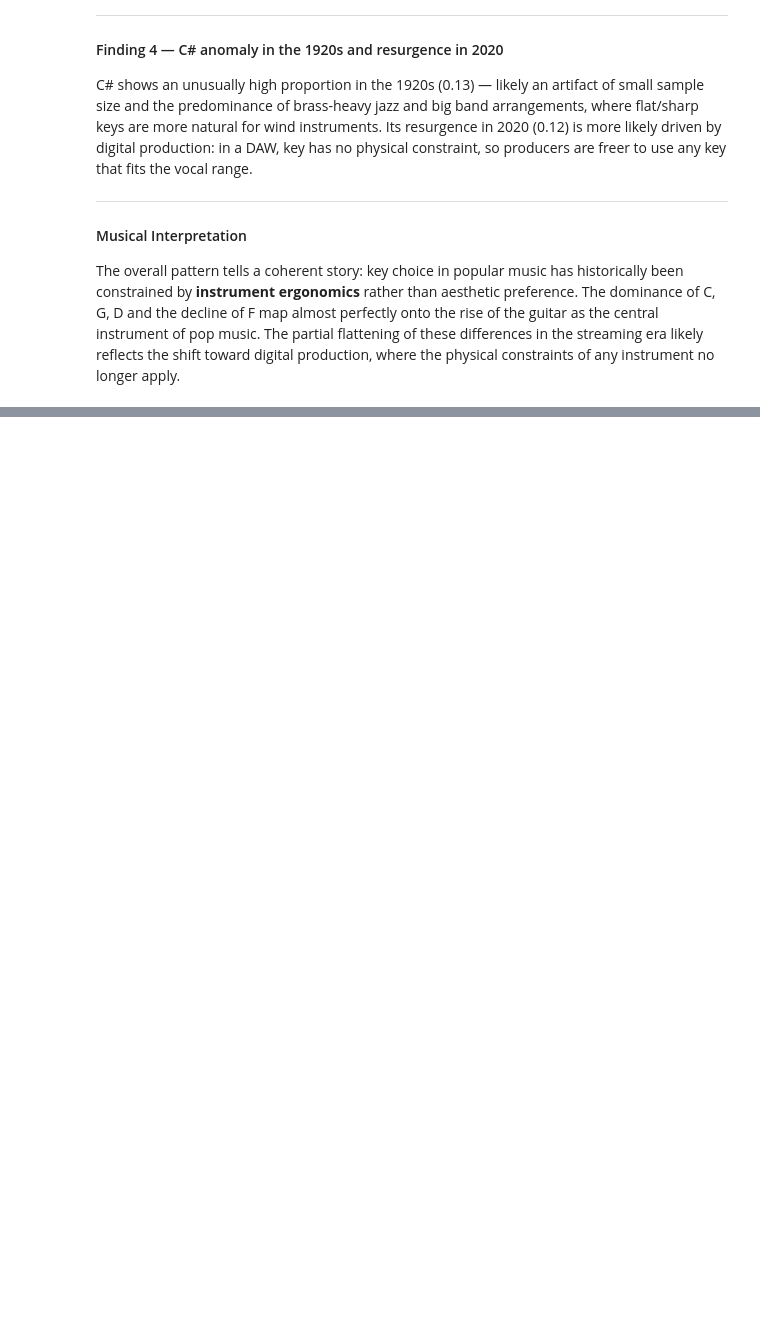
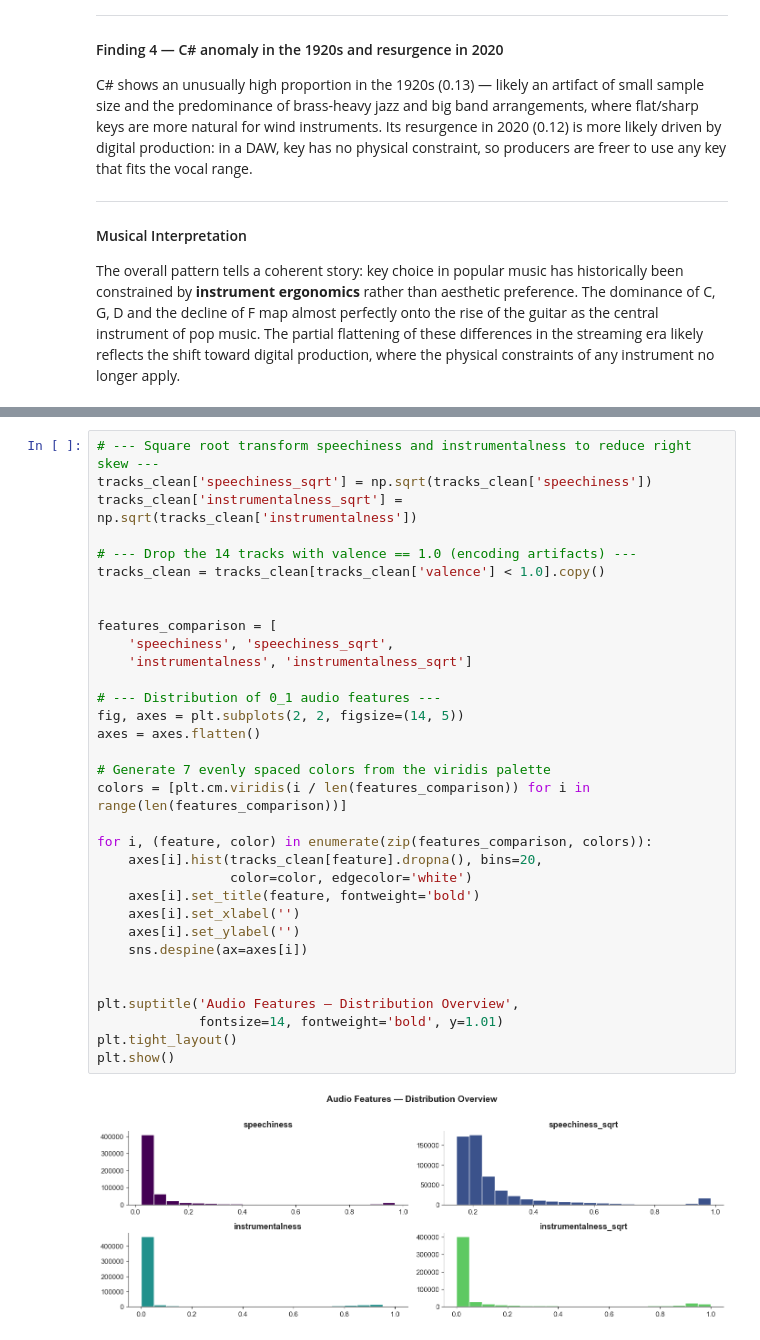
Before and after one commit to manuelcernigoj-lab/spoti-century, a Jupyter notebook: notebooks/01_tracks_elt.ipynb, the cells around one changed output, grey strips where cells are left out. Drawn from its saved outputs; the diff is of its cells as text; blank space fills up the shorter version.

```diff
--- a/notebooks/01_tracks_elt.ipynb
+++ b/notebooks/01_tracks_elt.ipynb
@@ -1161,0 +1204,35 @@ physical constraints of any instrument no longer apply.
+# %%
+# --- Square root transform speechiness and instrumentalness to reduce right skew ---
+tracks_clean['speechiness_sqrt'] = np.sqrt(tracks_clean['speechiness'])
+tracks_clean['instrumentalness_sqrt'] = np.sqrt(tracks_clean['instrumentalness'])
+
+# --- Drop the 14 tracks with valence == 1.0 (encoding artifacts) ---
+tracks_clean = tracks_clean[tracks_clean['valence'] < 1.0].copy()
+
+
+features_comparison = [
+    'speechiness', 'speechiness_sqrt',
+    'instrumentalness', 'instrumentalness_sqrt']
+
+# --- Distribution of 0_1 audio features ---
+fig, axes = plt.subplots(2, 2, figsize=(14, 5))
+axes = axes.flatten()
+
+# Generate 7 evenly spaced colors from the viridis palette
+colors = [plt.cm.viridis(i / len(features_comparison)) for i in range(len(features_comparison))]
+
+for i, (feature, color) in enumerate(zip(features_comparison, colors)):
+    axes[i].hist(tracks_clean[feature].dropna(), bins=20,
+                 color=color, edgecolor='white')
+    axes[i].set_title(feature, fontweight='bold')
+    axes[i].set_xlabel('')
+    axes[i].set_ylabel('')
+    sns.despine(ax=axes[i])
+
+
+plt.suptitle('Audio Features — Distribution Overview',
+             fontsize=14, fontweight='bold', y=1.01)
+plt.tight_layout()
+plt.show()
+# %% [output]
+[figure, added]
```
Also changed, not shown: parts of 25 cells of this notebook.
